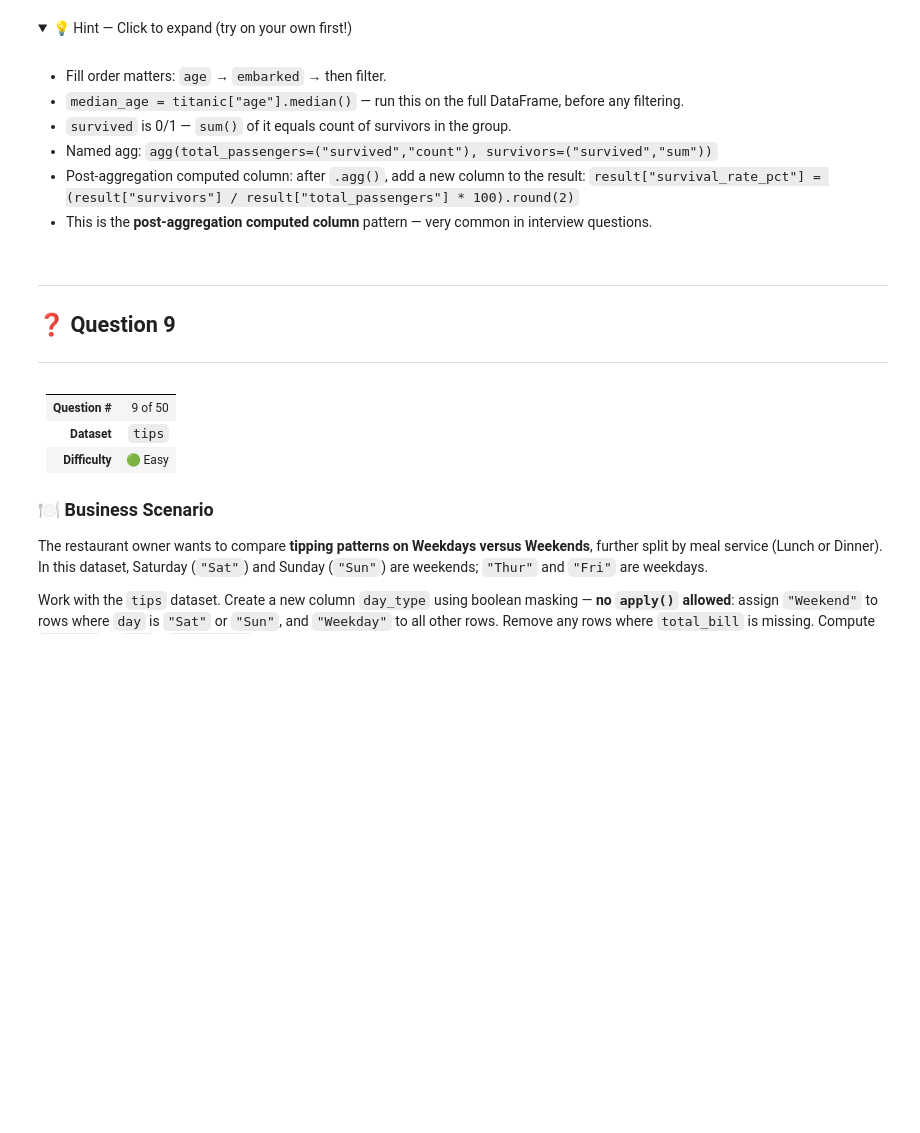
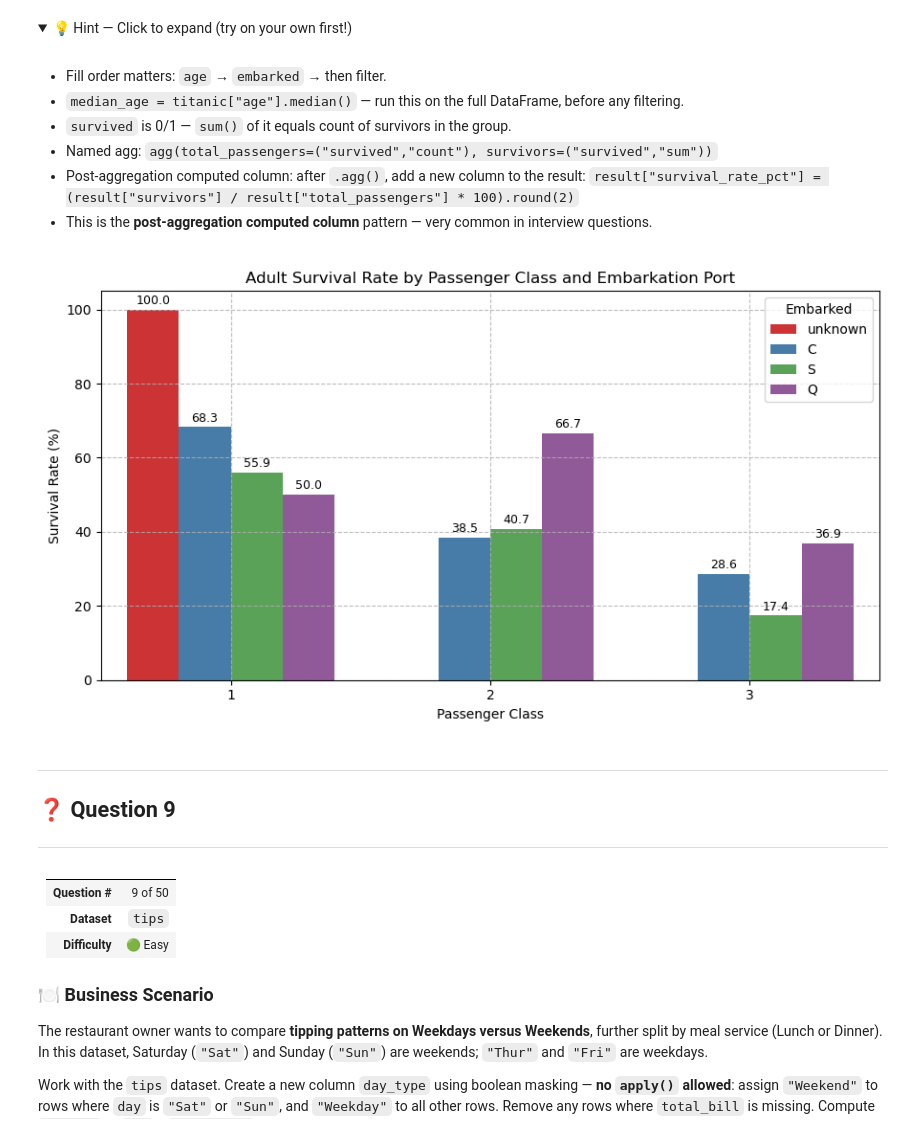
Before and after one commit to abhishekkatewaofficial-lab/Machine-Learning, a Jupyter notebook: Notes/Pandas/4. Practice/Pandas_Practice_Series_Notebook_02.ipynb, the cells around one changed output. Saved outputs shown, nothing was run; the diff lists cells and outputs as text; code cells hidden in the pictures; folded sections open; blank space fills up the shorter version.

```diff
--- a/Notes/Pandas/4. Practice/Pandas_Practice_Series_Notebook_02.ipynb
+++ b/Notes/Pandas/4. Practice/Pandas_Practice_Series_Notebook_02.ipynb
@@ -881,6 +1058,39 @@ fillna (median scalar)  +  fillna (string)  +  Boolean Filter  +  GroupBy (2-key
 - This is the **post-aggregation computed column** pattern — very common in interview questions.
 
 </details>
+# %%
+fig, ax = plt.subplots(figsize=(9,5))
+
+sns.barplot(
+    data=titan,
+    x='pclass',
+    y='survival_rate_pct',
+    hue='embarked',
+    palette='Set1',
+    ax=ax
+)
+
+# Show values on bars
+for container in ax.containers:
+    ax.bar_label(
+        container,
+        fmt='%.1f',
+        padding=2,
+        fontsize=9
+    )
+
+plt.title('Adult Survival Rate by Passenger Class and Embarkation Port')
+plt.xlabel('Passenger Class')
+plt.ylabel('Survival Rate (%)')
+plt.legend(title='Embarked')
+
+plt.grid(alpha = 0.8,
+         linestyle = '--')
+
+plt.tight_layout()
+plt.show()
+# %% [output]
+[figure, added]
 # %% [markdown]
 ---
 
```
Also changed, not shown: parts of 10 cells of this notebook, 3 other files.
